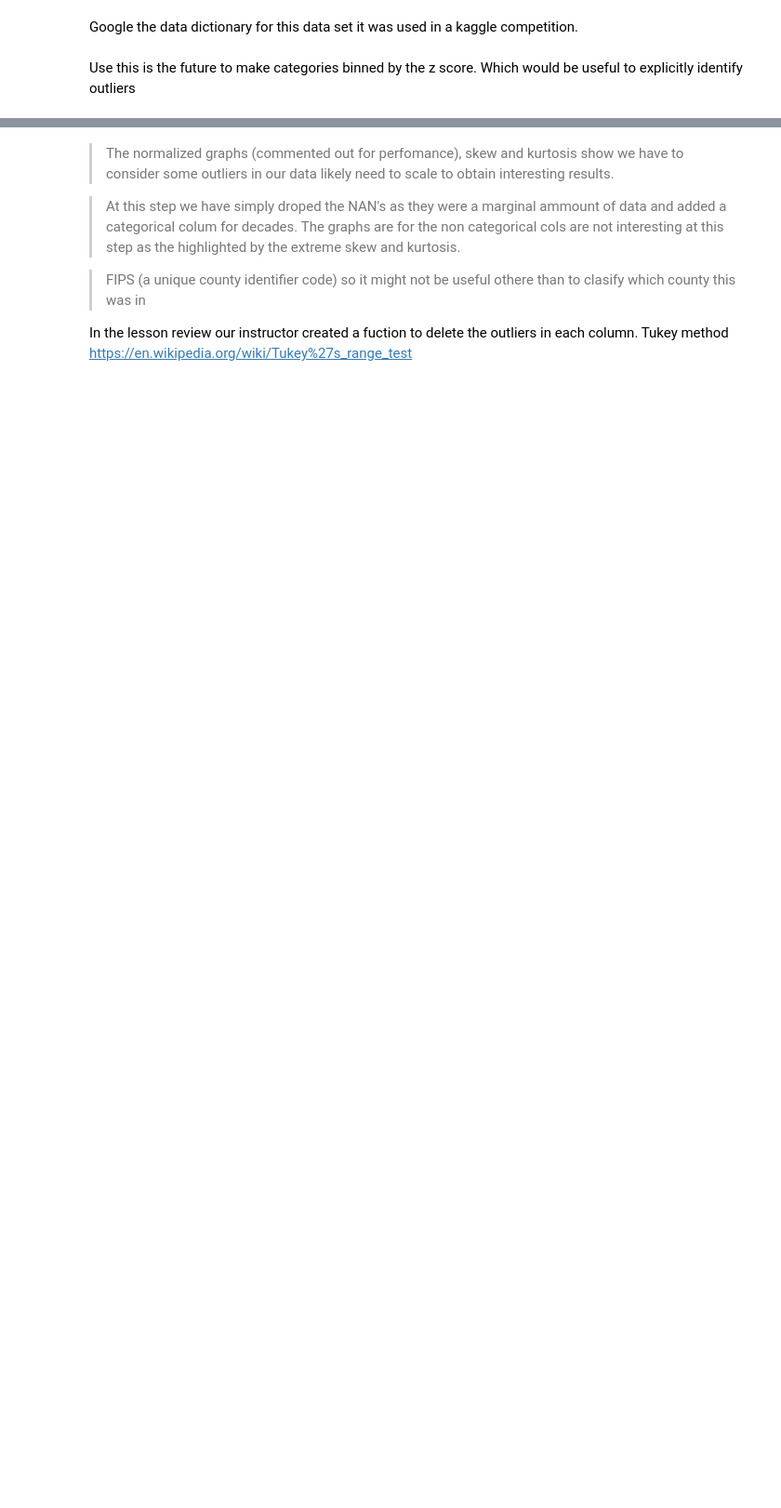
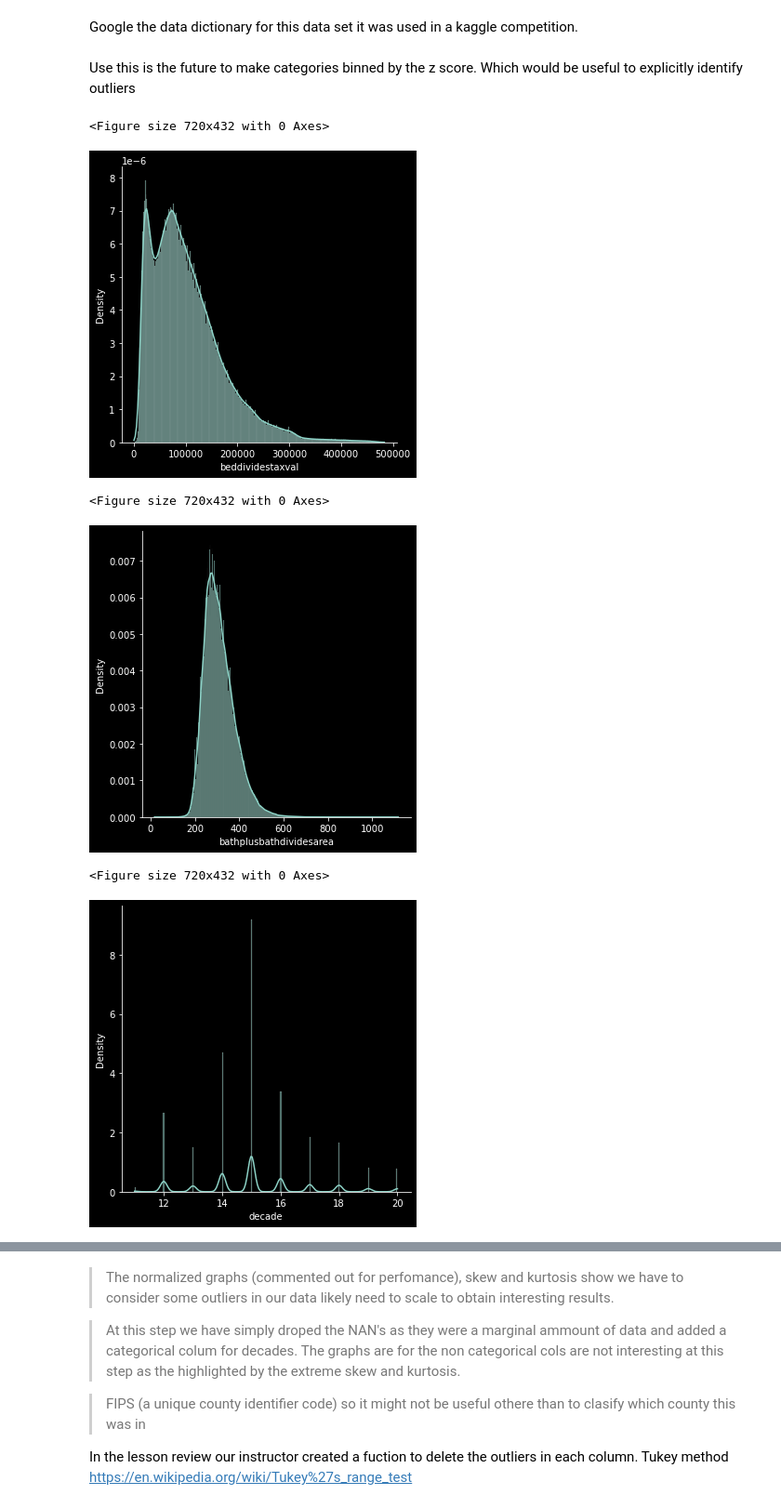
Before and after one commit to mackenr/regression-exercises, a Jupyter notebook: wrangle.ipynb, the cells around one changed output, grey strips where cells are left out. Shown at 93% size. Saved outputs shown, nothing was run; the diff lists cells and outputs as text; code cells hidden in the pictures; blank space fills up the shorter version.

```diff
--- a/wrangle.ipynb
+++ b/wrangle.ipynb
@@ -178,3 +179,32 @@ for i in (cols):
 
 
     plt.show()
+# %%
+
+df['bathdividesbed']=df.bedroomcnt/df.bathroomcnt
+df.head()
+df[df.bathdividesbed<1]
+df['beddividestaxval']=df.taxvaluedollarcnt/df.bedroomcnt
+df['bathdividestaxval']=df.taxvaluedollarcnt/df.bathroomcnt
+df['areadividestaxval']=df.taxvaluedollarcnt/df.calculatedfinishedsquarefeet
+df['bedbathbeyonddividestaxval']=df.taxvaluedollarcnt/(df.calculatedfinishedsquarefeet+df.bathroomcnt+df.bedroomcnt)
+df['beddividesarea']=df.calculatedfinishedsquarefeet/df.bedroomcnt
+df['bathdividesarea']=df.calculatedfinishedsquarefeet/df.bathroomcnt
+df['bathplusbathdividesarea']=df.calculatedfinishedsquarefeet/(df.bathroomcnt+df.bedroomcnt)
+df['bathplusbathdividesarea_dividestavval']=df.taxvaluedollarcnt/df['bathplusbathdividesarea']
+
+
+df[df.columns[0]]
+len(df.columns)
+
+
+
+colset=set(df.columns)
+col_2_combs=list(combinations(colset,2))
+len(col_2_combs)
+
+for i in col_2_combs:
+
+    slope, intercept, r_value, p_value, std_err = stats.linregress(df[i[0]],df[i[1]])
+    if r_value > .5 and r_value <.99:
+        print(f'----------\n{i[0]} vs. {i[1]}:\nslope:\n{slope:.3g} \n\nintercept:\n{intercept:.3g}\n\n r_value:\n{r_value:.3g}\n\n p_value:\n{p_value:.3g} \n\nstd_err:\n{std_err:.3g}\n----------\n\n')
@@ -184,0 +222,22 @@ df.kurtosis()
+# %%
+dfa=df[df.fips==6037]
+
+
+for i in (list(colset)):
+
+
+
+
+
+    plt.figure(figsize=(10,6))
+    sns.displot(data=dfa,x=dfa[i],stat='density',kde=True,discrete=False)
+
+
+    plt.show()
+# %% [output]
+<Figure size 720x432 with 0 Axes>
+[figure, added]
+<Figure size 720x432 with 0 Axes>
+[figure, added]
+<Figure size 720x432 with 0 Axes>
+[figure, added]
```
Also changed, not shown: parts of 10 cells of this notebook, 1 other file.
